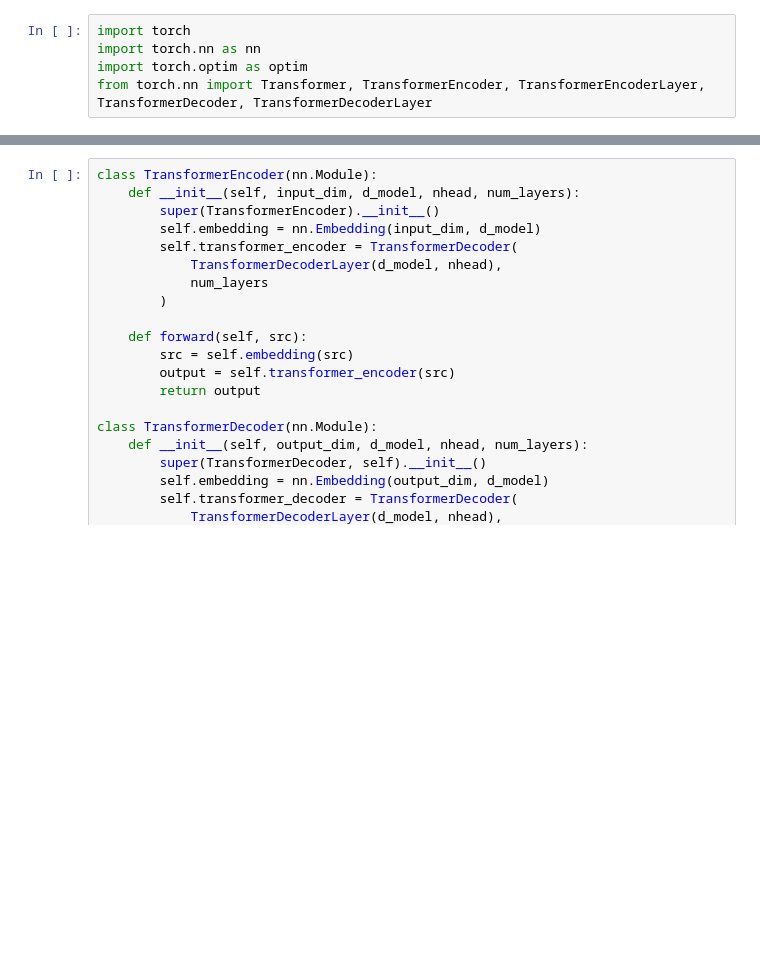
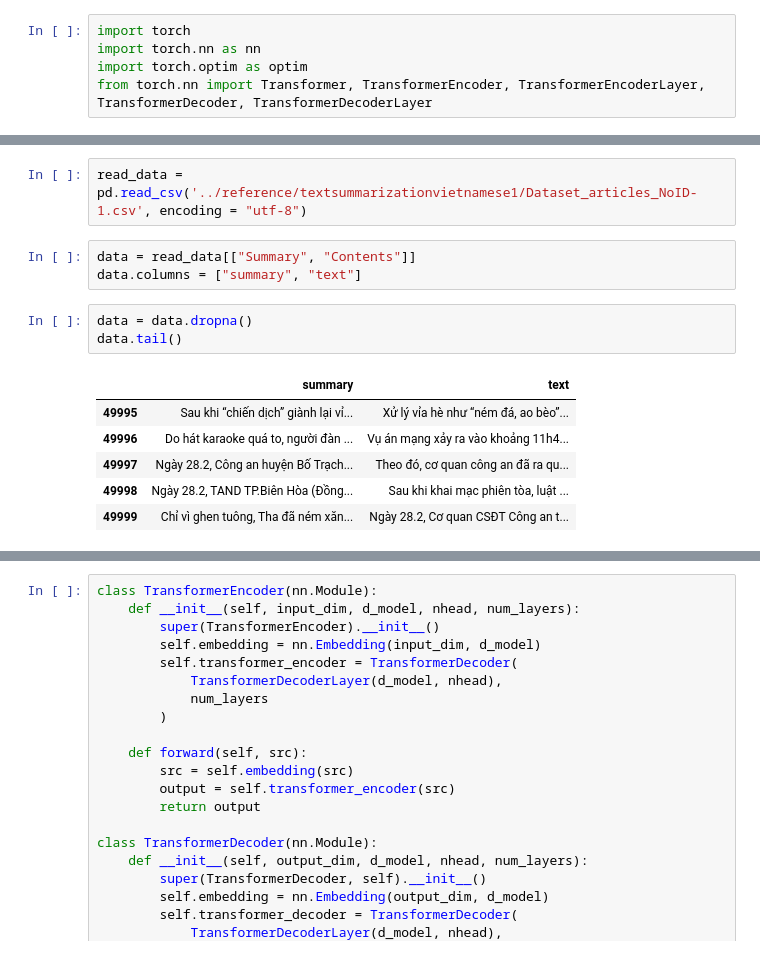
Before and after one commit to supehungay/summarize-text, a Jupyter notebook: notebooks/buildmodel.ipynb, the cells around one changed output, grey strips where cells are left out. Saved outputs shown, nothing was run; the diff lists cells and outputs as text; blank space fills up the shorter version.

```diff
--- a/notebooks/buildmodel.ipynb
+++ b/notebooks/buildmodel.ipynb
@@ -5,0 +54,15 @@ from torch.nn import Transformer, TransformerEncoder, TransformerEncoderLayer, T
+# %%
+read_data = pd.read_csv('../reference/textsummarizationvietnamese1/Dataset_articles_NoID-1.csv', encoding = "utf-8")
+# %%
+data = read_data[["Summary", "Contents"]]
+data.columns = ["summary", "text"]
+# %%
+data = data.dropna()
+data.tail()
+# %% [output]
+|  | summary | text |
+| 49995 | Sau khi “chiến dịch” giành lại vỉ... | Xử lý vỉa hè như “ném đá, ao bèo”... |
+| 49996 | Do hát karaoke quá to, người đàn ... | Vụ án mạng xảy ra vào khoảng 11h4... |
+| 49997 | Ngày 28.2, Công an huyện Bố Trạch... | Theo đó, cơ quan công an đã ra qu... |
+| 49998 | Ngày 28.2, TAND TP.Biên Hòa (Đồng... | Sau khi khai mạc phiên tòa, luật ... |
+| 49999 | Chỉ vì ghen tuông, Tha đã ném xăn... | Ngày 28.2, Cơ quan CSĐT Công an t... |
```
Also changed, not shown: parts of 21 cells of this notebook, 5 other files.
